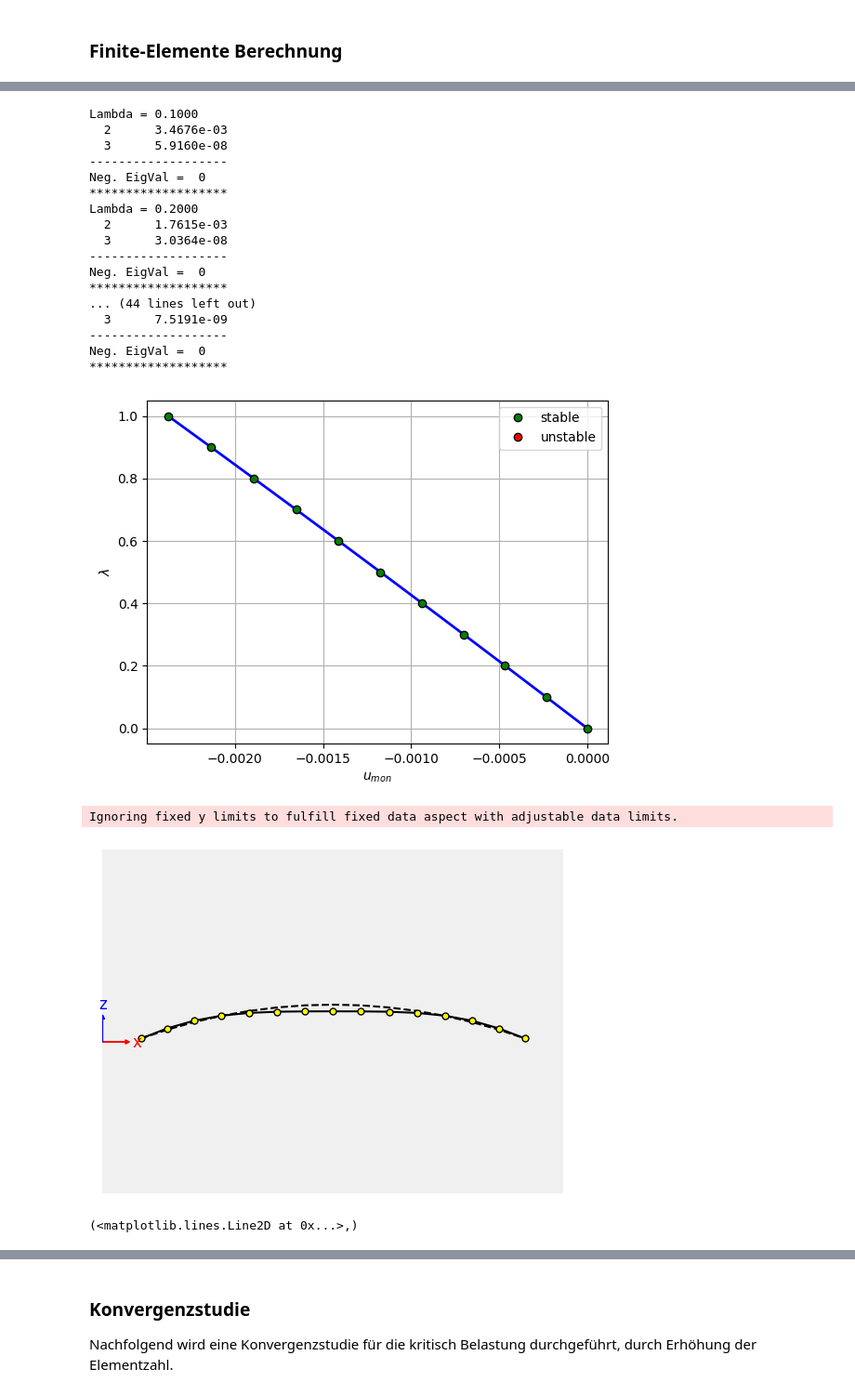
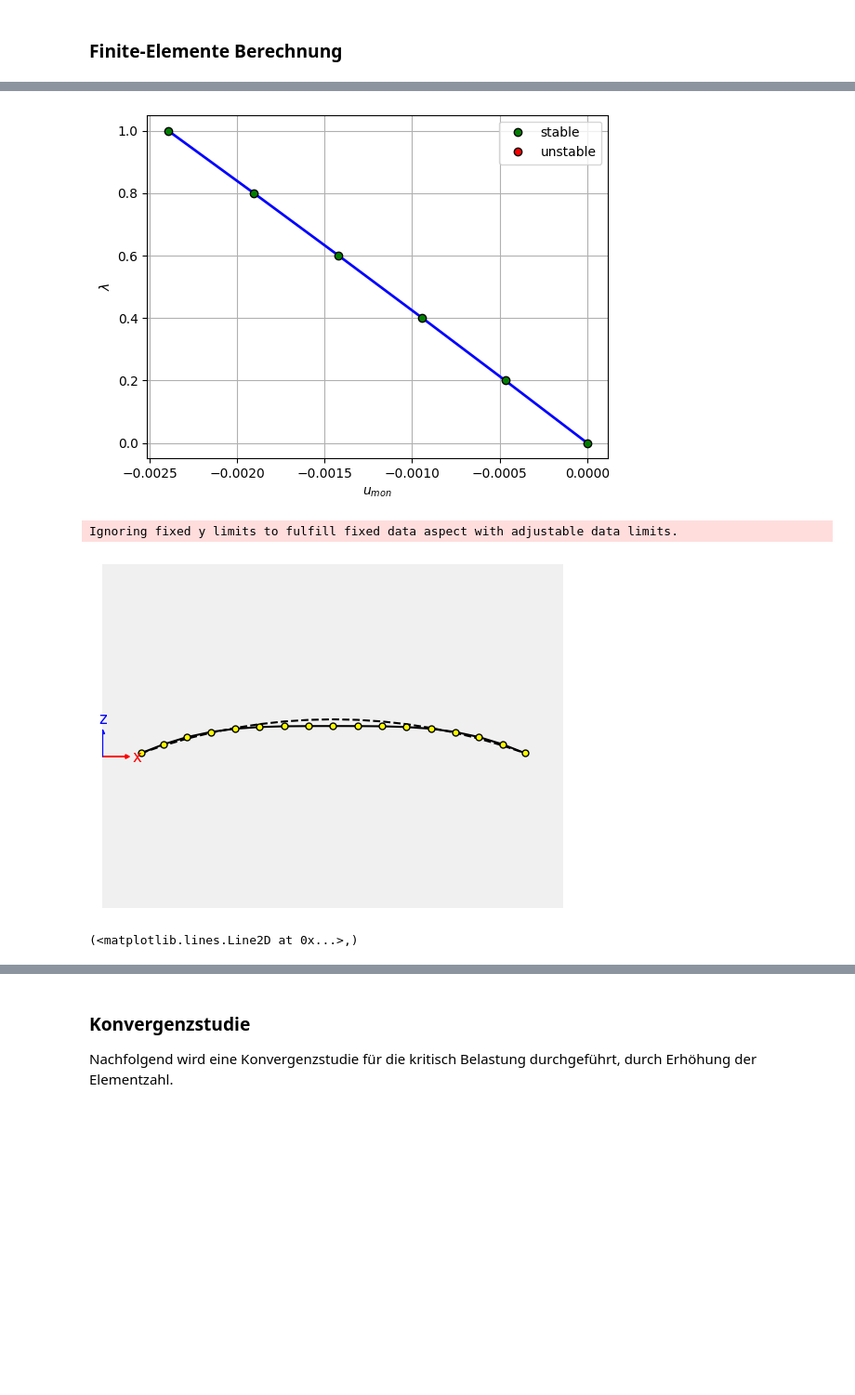
Before and after one commit to FJFalkner/Geometric_Nonlinear_FEM_2D, a Jupyter notebook: stability_circular_arch.ipynb, the cells around one changed output, grey strips where cells are left out. Shown: that part at 93% size. Cells and saved outputs as stored; diff of their text form; code cells hidden in the pictures; blank space fills up the shorter version.

```diff
--- a/stability_circular_arch.ipynb
+++ b/stability_circular_arch.ipynb
@@ -49,29 +59,12 @@ Es wird die Belastung inkrementweise aufgebracht und der Gleichgewichtszustand f
 # %%
 # Berechung der nichtlinearen Strukturantwort
-sol = FEMsolve.LoadCon(mesh, numInc = 10, pOut=True)
+sol = FEMsolve.LoadCon(mesh, numInc = 5)
 # plot der Last-Verformungskurve (Vertikalverschiebung des Scheitels)
 sol.plotMonitor()
 # plotten der Verschiebung (Skalierung 200)
 mesh.plotDisplacement(sol.u, scale = 200)
 # %% [output]
+[figure, new version]
-Lambda = 0.1000
-  2      3.4676e-03
-  3      5.9160e-08
--------------------
-Neg. EigVal =  0
-*******************
-Lambda = 0.2000
-  2      1.7615e-03
-  3      3.0364e-08
--------------------
-Neg. EigVal =  0
-*******************
-... (44 lines left out)
-  3      7.5191e-09
--------------------
-Neg. EigVal =  0
-*******************
+Ignoring fixed y limits to fulfill fixed data aspect with adjustable data limits.
-[figure, old version]
+[figure, new version]
-Ignoring fixed y limits to fulfill fixed data aspect with adjustable data limits.
+(<matplotlib.lines.Line2D at 0x...>,)
-[figure, old version]
-(<matplotlib.lines.Line2D at 0x...>,)
```
Also changed, not shown: parts of 14 cells of this notebook.
